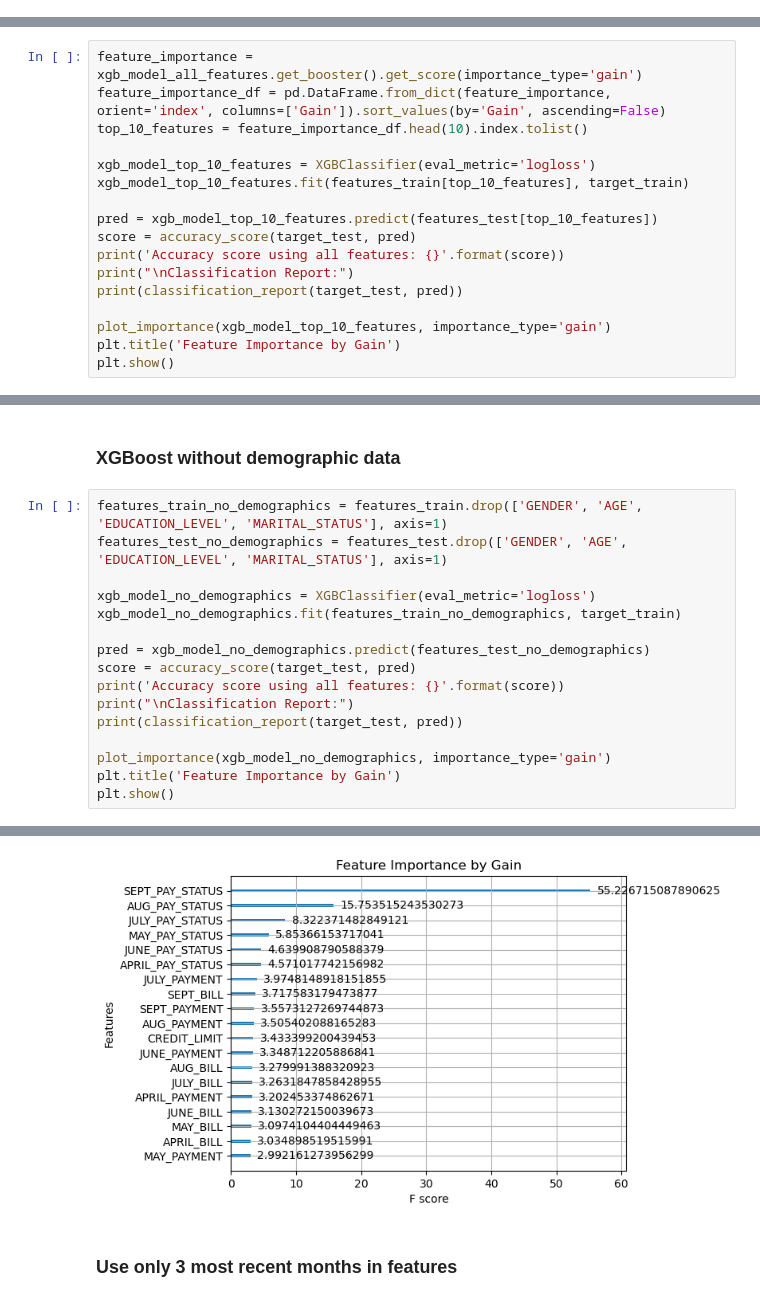
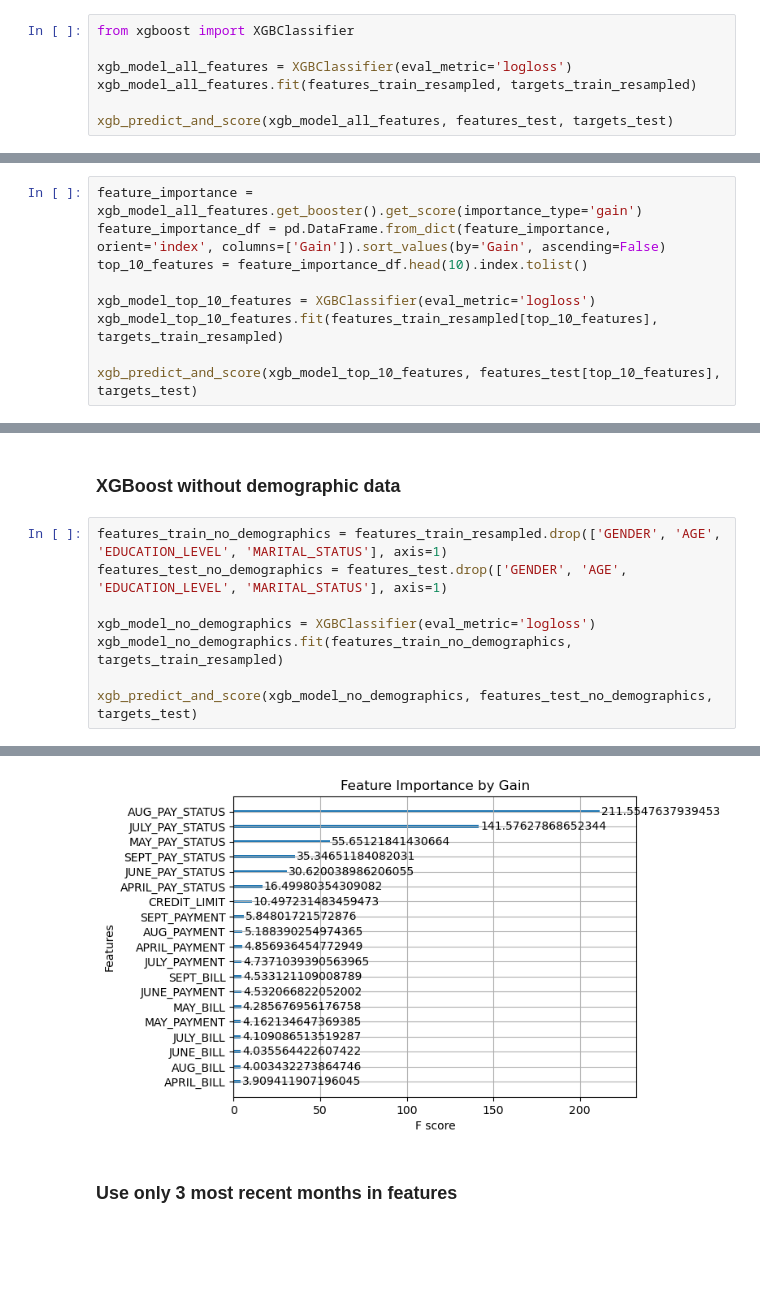
Before and after one commit to DatasanAli/AAI-501-Grp1, a Jupyter notebook: notebooks/xgboost.ipynb, the cells around one changed output, grey strips where cells are left out. Saved outputs shown, nothing was run; the diff lists cells and outputs as text; blank space fills up the shorter version.

```diff
--- a/notebooks/xgboost.ipynb
+++ b/notebooks/xgboost.ipynb
@@ -109,0 +114,7 @@ weighted avg       0.80      0.82      0.80      6000
+# %%
+from xgboost import XGBClassifier
+
+xgb_model_all_features = XGBClassifier(eval_metric='logloss')
+xgb_model_all_features.fit(features_train_resampled, targets_train_resampled)
+
+xgb_predict_and_score(xgb_model_all_features, features_test, targets_test)
@@ -115,15 +141,7 @@ feature_importance_df = pd.DataFrame.from_dict(feature_importance, orient='index
 top_10_features = feature_importance_df.head(10).index.tolist()
 
 xgb_model_top_10_features = XGBClassifier(eval_metric='logloss')
-xgb_model_top_10_features.fit(features_train[top_10_features], target_train)
+xgb_model_top_10_features.fit(features_train_resampled[top_10_features], targets_train_resampled)
 
-pred = xgb_model_top_10_features.predict(features_test[top_10_features])
-score = accuracy_score(target_test, pred)
-print('Accuracy score using all features: {}'.format(score))
-print("\nClassification Report:")
-print(classification_report(target_test, pred))
-
-plot_importance(xgb_model_top_10_features, importance_type='gain')
-plt.title('Feature Importance by Gain')
-plt.show()
+xgb_predict_and_score(xgb_model_top_10_features, features_test[top_10_features], targets_test)
 # %% [output]
@@ -132,19 +162,11 @@ Accuracy score using all features: 0.8106666666666666
 # %% [markdown]
 ### XGBoost without demographic data
 # %%
-features_train_no_demographics = features_train.drop(['GENDER', 'AGE', 'EDUCATION_LEVEL', 'MARITAL_STATUS'], axis=1)
+features_train_no_demographics = features_train_resampled.drop(['GENDER', 'AGE', 'EDUCATION_LEVEL', 'MARITAL_STATUS'], axis=1)
 features_test_no_demographics = features_test.drop(['GENDER', 'AGE', 'EDUCATION_LEVEL', 'MARITAL_STATUS'], axis=1)
 
 xgb_model_no_demographics = XGBClassifier(eval_metric='logloss')
-xgb_model_no_demographics.fit(features_train_no_demographics, target_train)
+xgb_model_no_demographics.fit(features_train_no_demographics, targets_train_resampled)
 
-pred = xgb_model_no_demographics.predict(features_test_no_demographics)
-score = accuracy_score(target_test, pred)
-print('Accuracy score using all features: {}'.format(score))
-print("\nClassification Report:")
-print(classification_report(target_test, pred))
-
-plot_importance(xgb_model_no_demographics, importance_type='gain')
-plt.title('Feature Importance by Gain')
-plt.show()
+xgb_predict_and_score(xgb_model_no_demographics, features_test_no_demographics, targets_test)
 # %% [output]
@@ -152,4 +186,4 @@ Accuracy score using all features: 0.8145
-[figure, old version]
+[figure, new version]
 # %% [markdown]
 ### Use only 3 most recent months in features
 # %%
```
Also changed, not shown: parts of 11 cells of this notebook.
